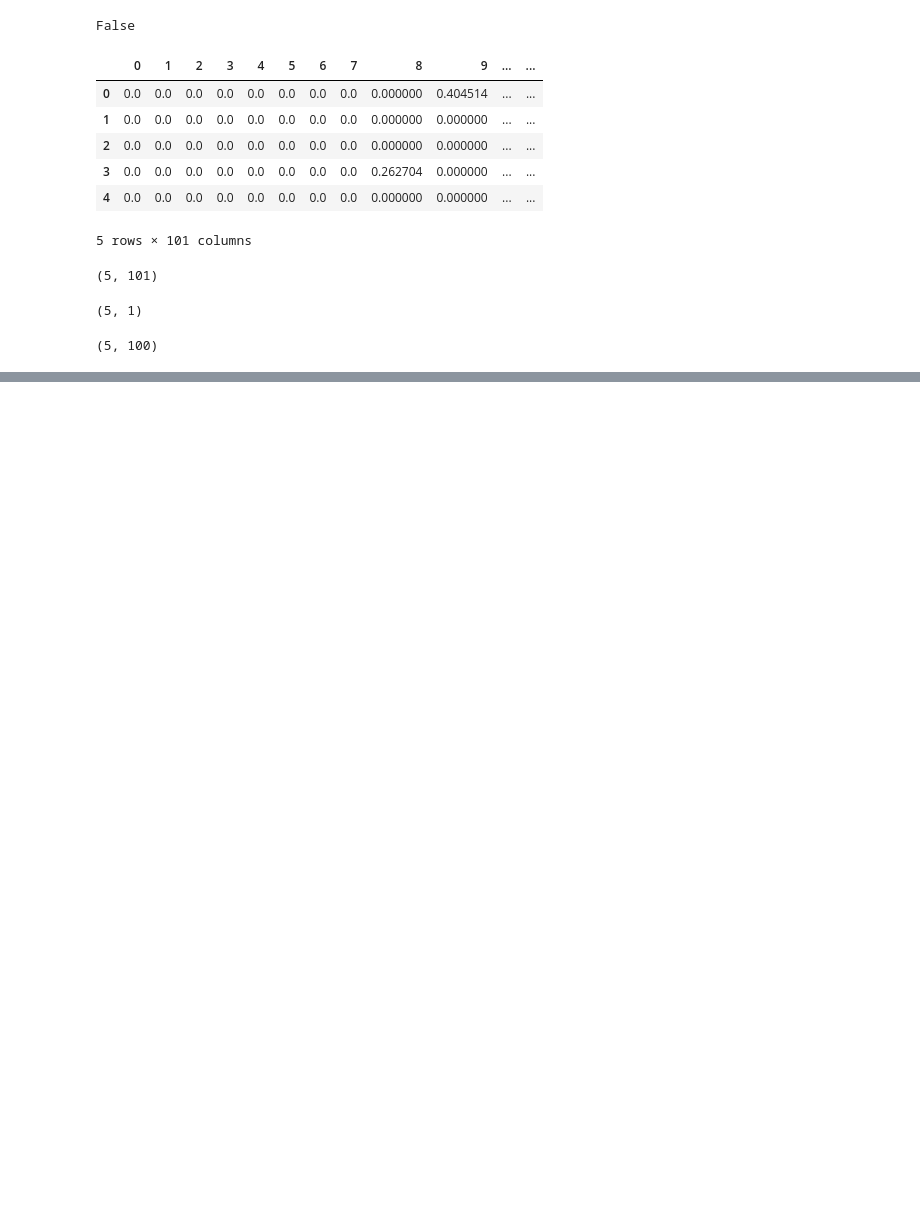
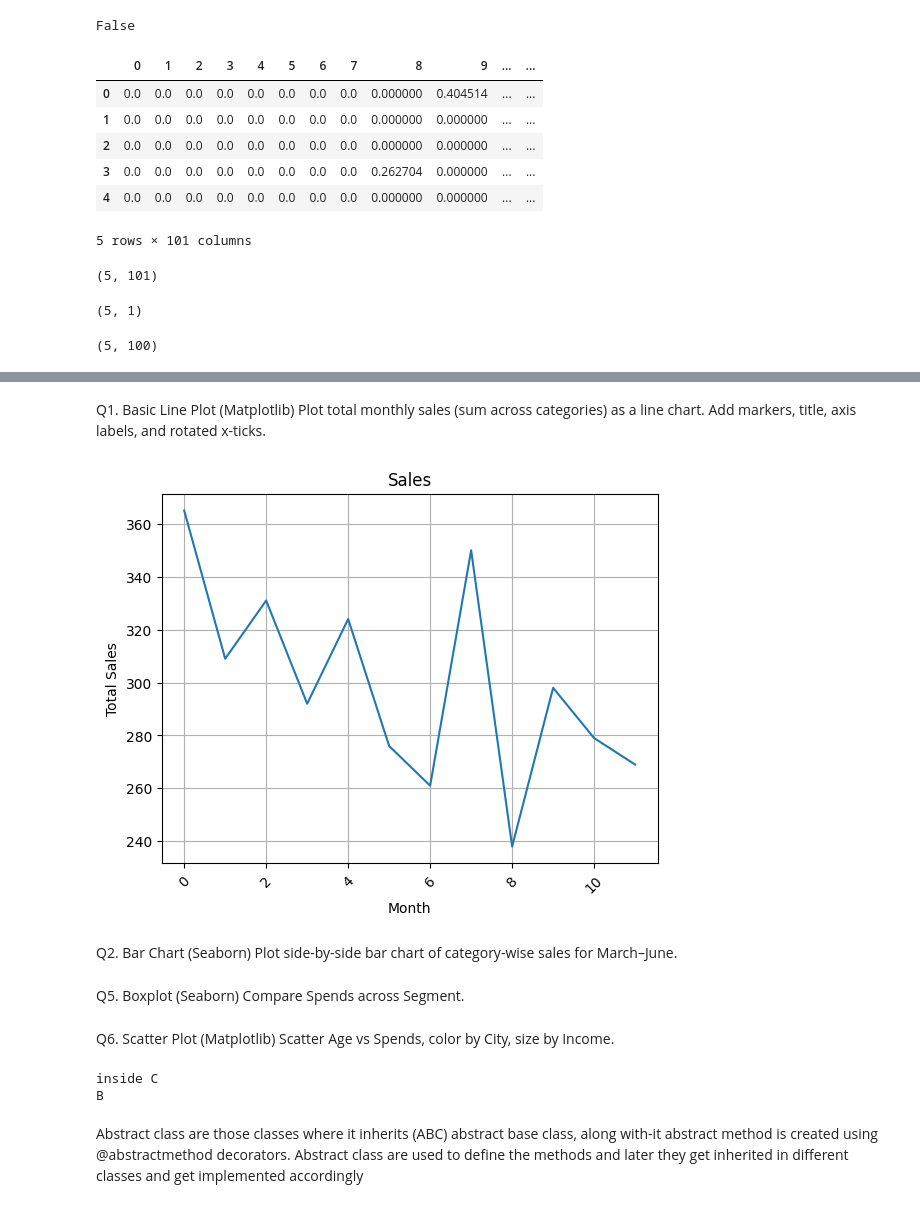
Before and after one commit to gangotrinvents/ML_Ops-ML_Pipeline, a Jupyter notebook: Experiment/Notebook1.ipynb, the cells around one changed output, grey strips where cells are left out. Cells and saved outputs as stored; diff of their text form; code cells hidden in the pictures; blank space fills up the shorter version.

```diff
--- a/Experiment/Notebook1.ipynb
+++ b/Experiment/Notebook1.ipynb
@@ -544,0 +735,34 @@ a.iloc[:,:-1].values.shape
+# %%
+import numpy as np
+import pandas as pd
+import matplotlib.pyplot as plt
+import seaborn as sns
+import plotly.express as px
+import plotly.graph_objects as go
+np.random.seed(42)
+# Synthetic dataset 1: Sales by Category over Months
+months = pd.date_range('2024-01-01', periods=12, freq='MS').strftime('%b')
+sales_df = pd.DataFrame({
+    'Month': months,
+    'Beverages': np.random.randint(80, 150, size=12),
+    'Snacks': np.random.randint(50, 120, size=12),
+    'Dairy': np.random.randint(60, 130, size=12),
+})
+# Synthetic dataset 2: Customer analytics (for scatter/pairplot/facet)
+n = 300
+customers_df = pd.DataFrame({
+    'Age': np.random.normal(32, 8, n).clip(18, 60),
+    'Income': np.random.normal(60000, 15000, n).clip(20000, 120000),
+    'Spends': np.random.normal(1200, 400, n).clip(100, 3000),
+    'City': np.random.choice(['Gurugram', 'Delhi', 'Noida'], size=n, p=[0.4, 0.35, 0.25]),
+    'Segment': np.random.choice(['Retail', 'SMB', 'Enterprise'], size=n, p=[0.5, 0.3, 0.2]),
+    'Gender': np.random.choice(['Male', 'Female'], size=n)
+})
+customers_df['Spend_perc_income'] = (customers_df['Spends'] * 12) / customers_df['Income']
+# Synthetic dataset 3: Geo-like summary (country-level)
+geo_df = pd.DataFrame({
+    'country': ['India', 'United States', 'Brazil', 'Germany', 'Australia', 'South Africa'],
+    'iso_alpha': ['IND', 'USA', 'BRA', 'DEU', 'AUS', 'ZAF'],
+    'sales': [1200, 1500, 700, 800, 600, 500],
+    'growth': [0.12, 0.08, 0.15, 0.05, 0.10, 0.06]
+})
@@ -544,0 +785,38 @@ a.iloc[:,:-1].values.shape
+# %% [markdown]
+Q1. Basic Line Plot (Matplotlib)
+Plot total monthly sales (sum across categories) as a line chart. Add markers, title, axis labels, and rotated x-ticks.
+# %%
+plt.plot(sales_df[['Beverages', 'Snacks', 'Dairy']].sum(axis=1))
+plt.title('Sales')
+plt.xlabel('Month')
+plt.ylabel('Total Sales')
+plt.xticks(rotation = 45)
+plt.grid(True)
+plt.show()
+# %% [output]
+[figure, added]
+# %% [markdown]
+Q2. Bar Chart (Seaborn)
+Plot side-by-side bar chart of category-wise sales for March–June.
+# %% [markdown]
+Q5. Boxplot (Seaborn)
+Compare Spends across Segment.
+# %% [markdown]
+Q6. Scatter Plot (Matplotlib)
+Scatter Age vs Spends, color by City, size by Income.
+# %%
+class A(ABC):
+    @abstractmethod
+    def meth(self):
+        pass
+class B(A):
+    def meth(self):
+        print("B")
+class C(A):
+    def meth(self):
+        print("inside C")
+# %% [output]
+inside C
+B
+# %% [markdown]
+Abstract class are those classes where it inherits (ABC) abstract base class, along with-it abstract method is created using @abstractmethod decorators. Abstract class are used to define the methods and later they get inherited in different classes and get implemented accordingly
```
Also changed, not shown: parts of 68 cells of this notebook, 19 other files.
